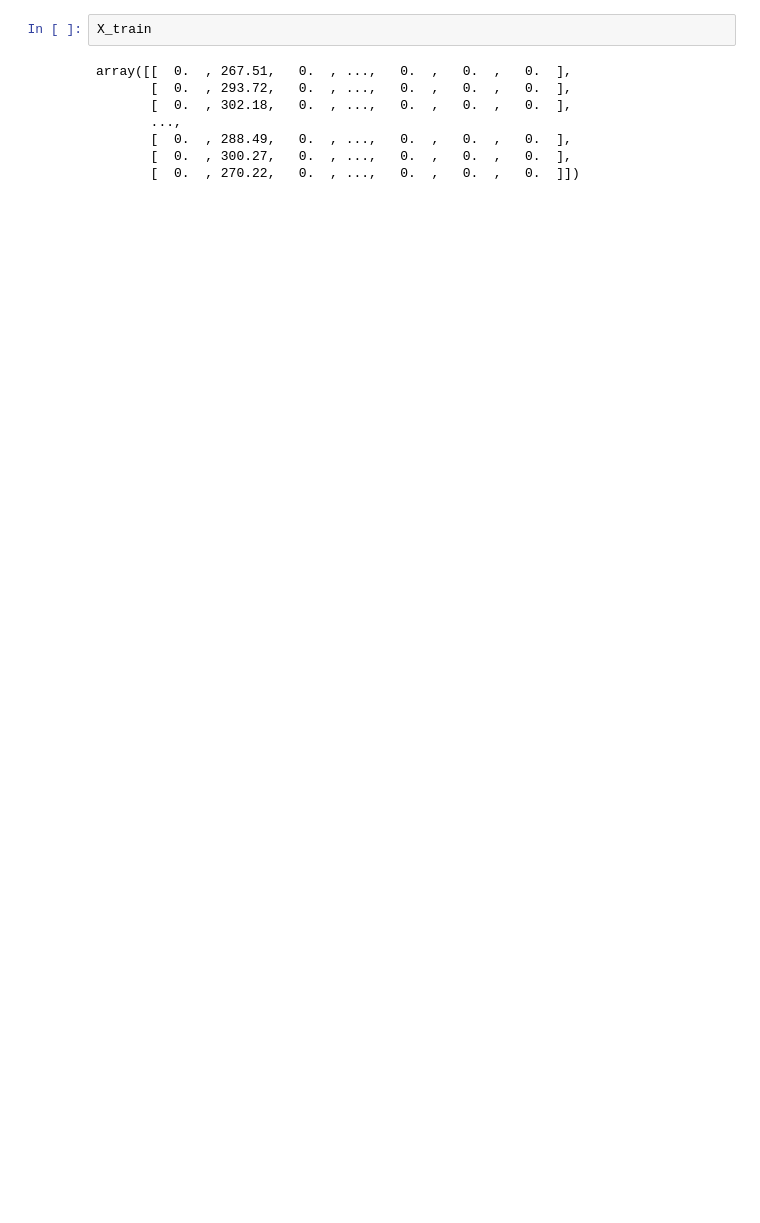
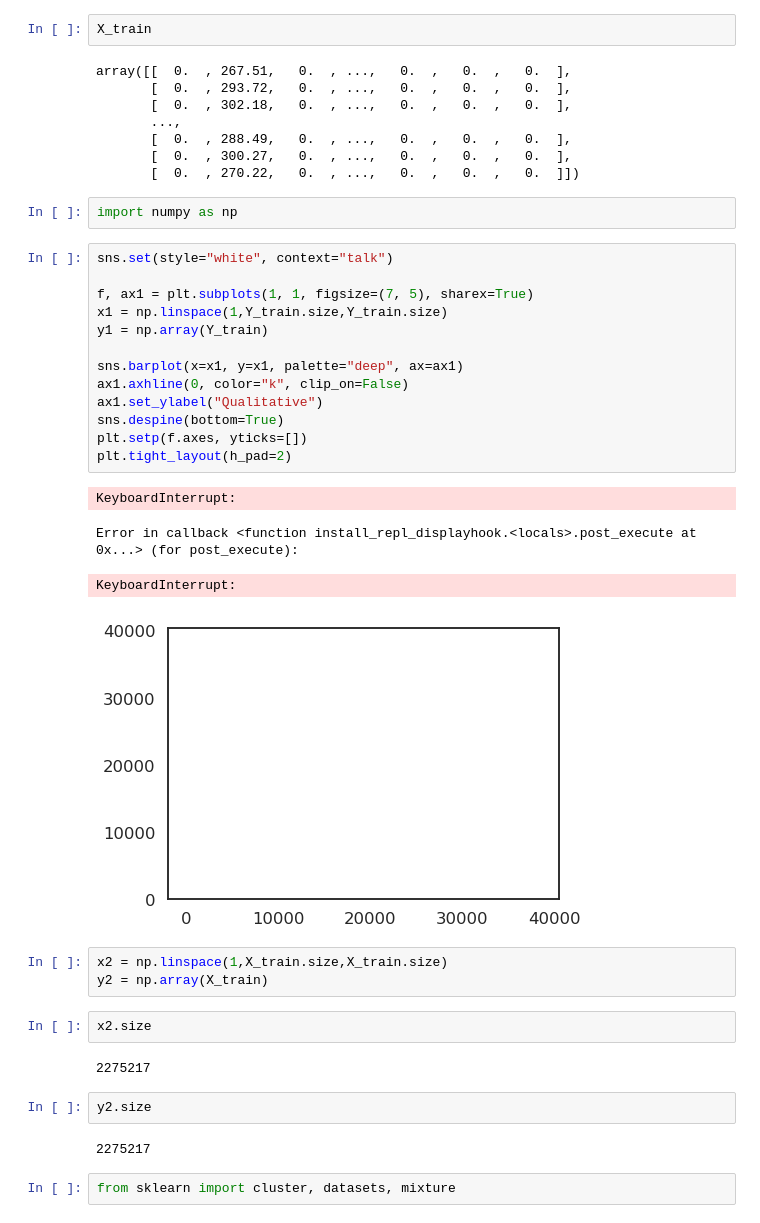
Before and after one commit to albanio-ds/info232, a Jupyter notebook: Taxi-master/starting_kit/README_visualization.ipynb, the cells around one changed output. Saved outputs shown, nothing was run; the diff lists cells and outputs as text; blank space fills up the shorter version.

```diff
--- a/Taxi-master/starting_kit/README_visualization.ipynb
+++ b/Taxi-master/starting_kit/README_visualization.ipynb
@@ -378,3 +396,36 @@ array([[  0.  , 267.51,   0.  , ...,   0.  ,   0.  ,   0.  ],
        [  0.  , 288.49,   0.  , ...,   0.  ,   0.  ,   0.  ],
        [  0.  , 300.27,   0.  , ...,   0.  ,   0.  ,   0.  ],
        [  0.  , 270.22,   0.  , ...,   0.  ,   0.  ,   0.  ]])
+# %%
+import numpy as np
+# %%
+sns.set(style="white", context="talk")
+
+f, ax1 = plt.subplots(1, 1, figsize=(7, 5), sharex=True)
+x1 = np.linspace(1,Y_train.size,Y_train.size)
+y1 = np.array(Y_train)
+
+sns.barplot(x=x1, y=x1, palette="deep", ax=ax1)
+ax1.axhline(0, color="k", clip_on=False)
+ax1.set_ylabel("Qualitative")
+sns.despine(bottom=True)
+plt.setp(f.axes, yticks=[])
+plt.tight_layout(h_pad=2)
+# %% [output]
+KeyboardInterrupt:
+Error in callback <function install_repl_displayhook.<locals>.post_execute at 0x...> (for post_execute):
+KeyboardInterrupt:
+[figure, added]
+# %%
+x2 = np.linspace(1,X_train.size,X_train.size)
+y2 = np.array(X_train)
+# %%
+x2.size
+# %% [output]
+2275217
+# %%
+y2.size
+# %% [output]
+2275217
+# %%
+from sklearn import cluster, datasets, mixture
```
Also changed, not shown: parts of 5 cells of this notebook.
